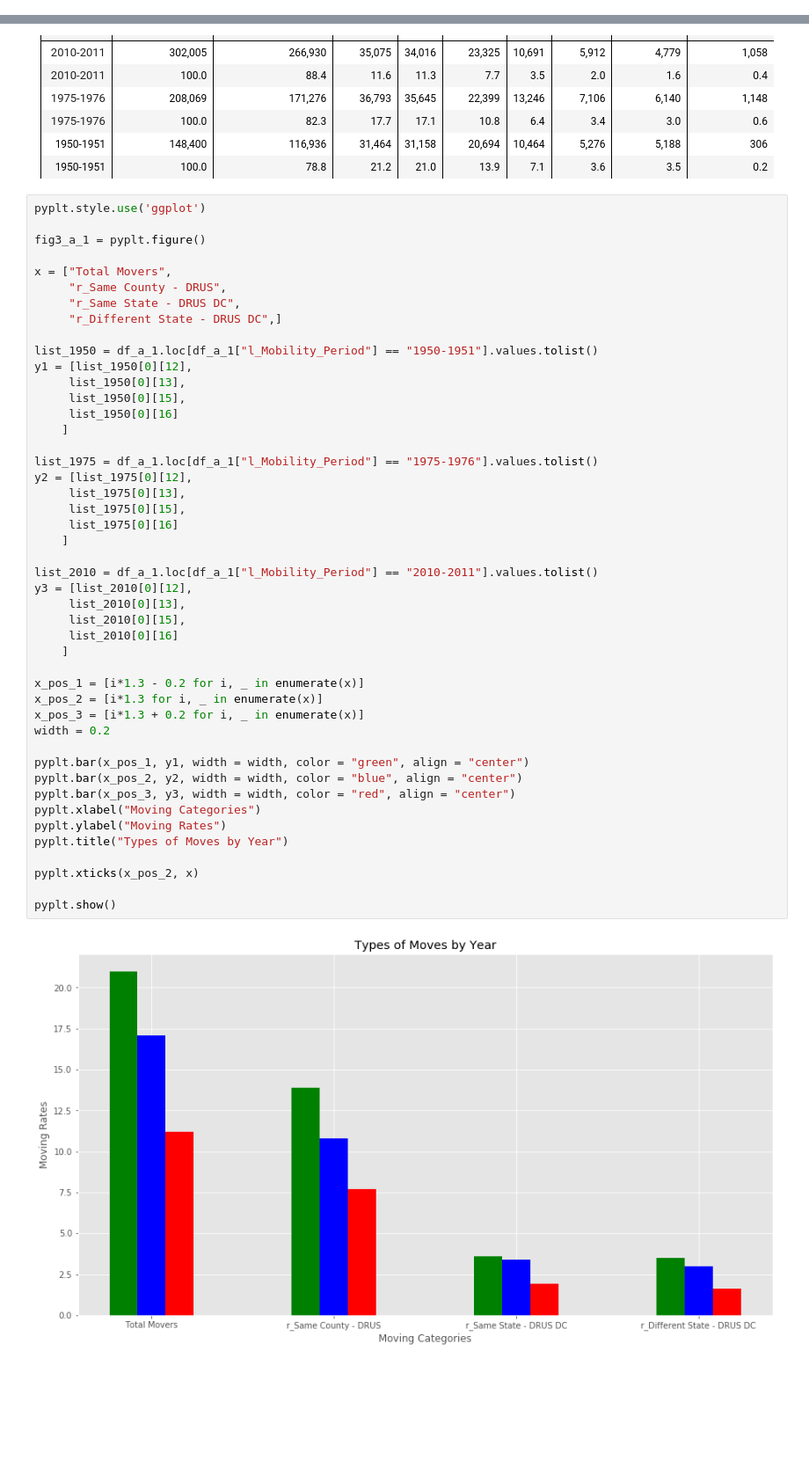
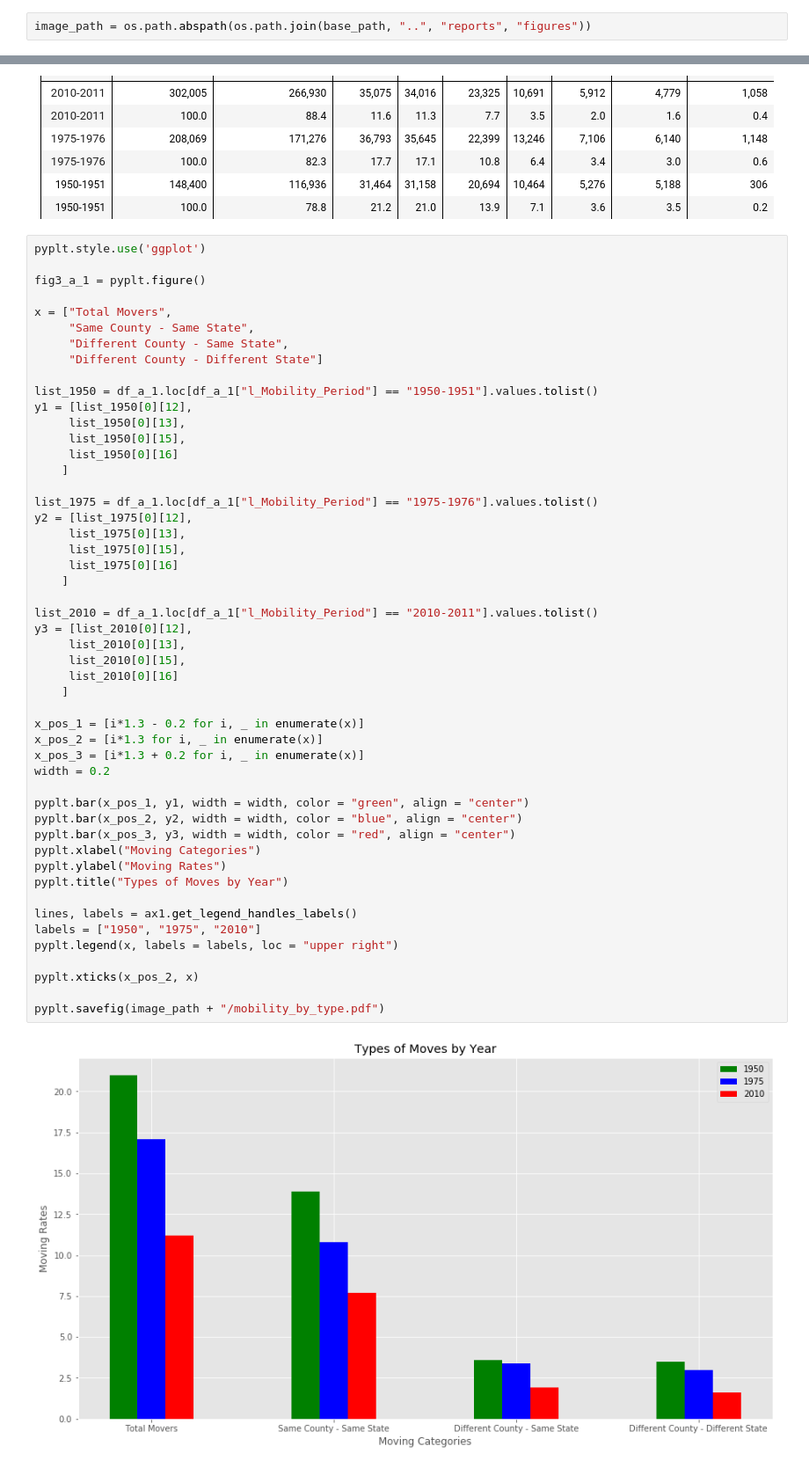
Before and after one commit to johnnyrogers1/The-Complacent-Class, a Jupyter notebook: The Complacent Class/notebooks/a_1_EDA.ipynb, the cells around one changed output, grey strips where cells are left out. Shown at 88% size. Cells and saved outputs as stored; diff of their text form; blank space fills up the shorter version.

```diff
--- a/The Complacent Class/notebooks/a_1_EDA.ipynb
+++ b/The Complacent Class/notebooks/a_1_EDA.ipynb
@@ -594,5 +596,7 @@ df_a_1.corr()
 # %% [markdown]
 A mapping between raw table column names, dataframe column names, and graph labels.
+# %%
+image_path = os.path.abspath(os.path.join(base_path, "..", "reports", "figures"))
 # %% [markdown]
 <html><head>
 </head>
@@ -977,9 +996,9 @@ pyplt.style.use('ggplot')
 fig3_a_1 = pyplt.figure()
 
 x = ["Total Movers",
-     "r_Same County - DRUS",
-     "r_Same State - DRUS DC",
-     "r_Different State - DRUS DC",]
+     "Same County - Same State",
+     "Different County - Same State",
+     "Different County - Different State"]
 
 list_1950 = df_a_1.loc[df_a_1["l_Mobility_Period"] == "1950-1951"].values.tolist()
 y1 = [list_1950[0][12],
@@ -990,32 +1009,36 @@ y1 = [list_1950[0][12],
 
 list_1975 = df_a_1.loc[df_a_1["l_Mobility_Period"] == "1975-1976"].values.tolist()
 y2 = [list_1975[0][12],
      list_1975[0][13],
      list_1975[0][15],
      list_1975[0][16]
     ]
 
 list_2010 = df_a_1.loc[df_a_1["l_Mobility_Period"] == "2010-2011"].values.tolist()
 y3 = [list_2010[0][12],
      list_2010[0][13],
      list_2010[0][15],
      list_2010[0][16]
     ]
 
 x_pos_1 = [i*1.3 - 0.2 for i, _ in enumerate(x)]
 x_pos_2 = [i*1.3 for i, _ in enumerate(x)]
 x_pos_3 = [i*1.3 + 0.2 for i, _ in enumerate(x)]
 width = 0.2
 
 pyplt.bar(x_pos_1, y1, width = width, color = "green", align = "center")
 pyplt.bar(x_pos_2, y2, width = width, color = "blue", align = "center")
 pyplt.bar(x_pos_3, y3, width = width, color = "red", align = "center")
 pyplt.xlabel("Moving Categories")
 pyplt.ylabel("Moving Rates")
 pyplt.title("Types of Moves by Year")
 
+lines, labels = ax1.get_legend_handles_labels()
+labels = ["1950", "1975", "2010"]
+pyplt.legend(x, labels = labels, loc = "upper right")
+
 pyplt.xticks(x_pos_2, x)
 
-pyplt.show()
+pyplt.savefig(image_path + "/mobility_by_type.pdf")
 # %% [output]
-[figure, old version]
+[figure, new version]
```
Also changed, not shown: parts of 7 cells of this notebook, 6 other files.
